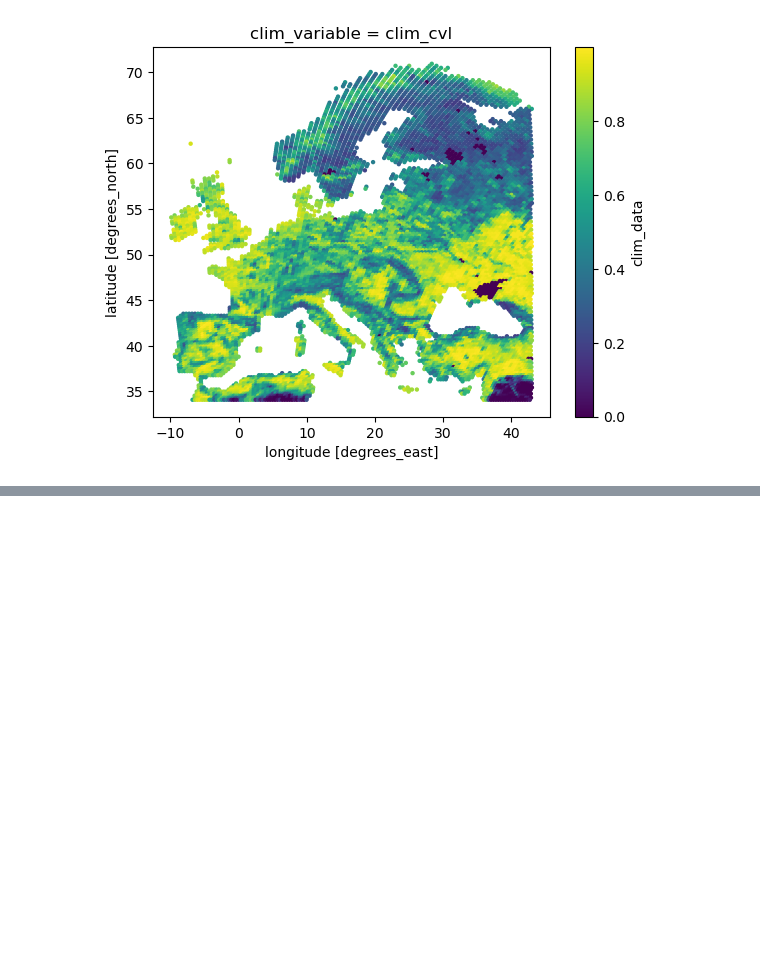
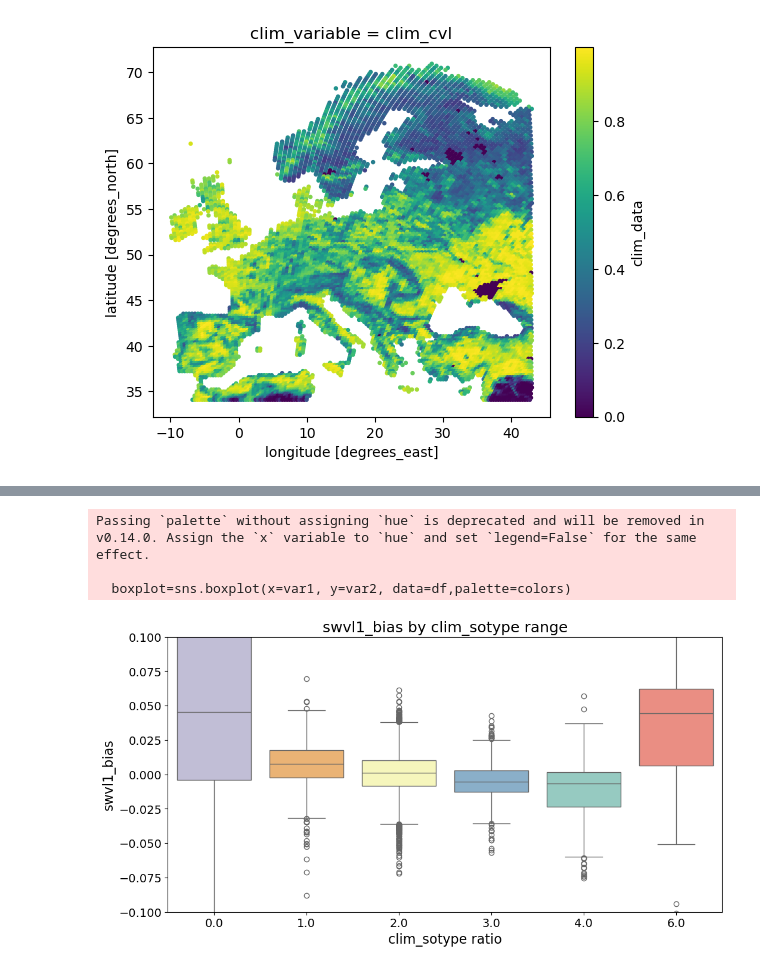
Before and after one commit to ECMWFCode4Earth/ML-BEES, a Jupyter notebook: ML-BEES-eval/spatial_condition.ipynb, the cells around one changed output, grey strips where cells are left out. Cells and saved outputs as stored; diff of their text form; code cells hidden in the pictures; blank space fills up the shorter version.

```diff
--- a/ML-BEES-eval/spatial_condition.ipynb
+++ b/ML-BEES-eval/spatial_condition.ipynb
@@ -79,0 +156,11 @@ climate_var_metrics.to_csv('/home/ch23/data_ch23/evalution_results/xgbosst_train
+# %%
+var1='clim_sotype' # here is an example for soil type
+var2='swvl1_bias'
+ymin=-0.1 # set as None for a first guess
+ymax=0.1
+visualization.boxplot_type(climate_var_metrics, var1, var2, ymin, ymax)
+# %% [output]
+Passing `palette` without assigning `hue` is deprecated and will be removed in v0.14.0. Assign the `x` variable to `hue` and set `legend=False` for the same effect.
+
+  boxplot=sns.boxplot(x=var1, y=var2, data=df,palette=colors)
+[figure, added]
```
Also changed, not shown: parts of 21 cells of this notebook, 1 other file.
